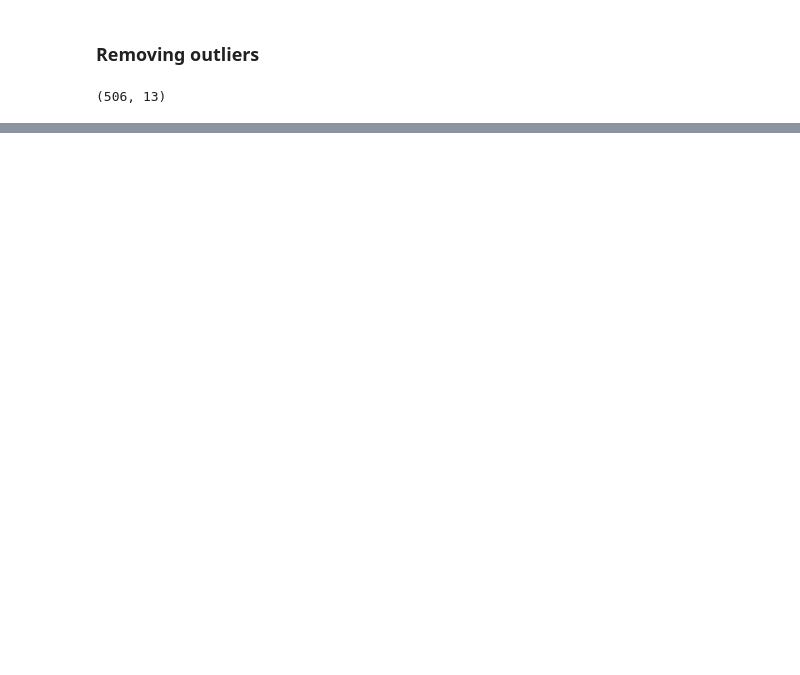
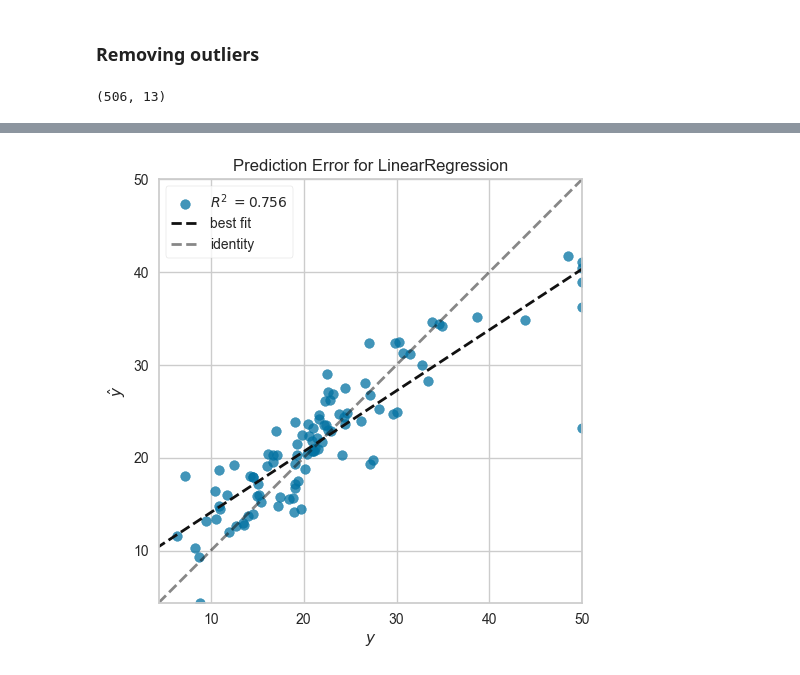
Before and after one commit to TeslimAdeyanju/Fork5-Machine_Learning-USU, a Jupyter notebook: Lectures and codes/Module 5- Linear Regression (ML approach)/Teslim_Linear_regression.ipynb, the cells around one changed output, grey strips where cells are left out. Drawn from its saved outputs; the diff is of its cells as text; code cells hidden in the pictures; blank space fills up the shorter version.

```diff
--- a/Lectures and codes/Module 5- Linear Regression (ML approach)/Teslim_Linear_regression.ipynb
+++ b/Lectures and codes/Module 5- Linear Regression (ML approach)/Teslim_Linear_regression.ipynb
@@ -368,0 +663,3 @@ plt.show()
+# %%
+plot_model(linear_model, plot='error')
+# %% [output]
@@ -368,0 +667 @@ plt.show()
+[figure, added]
```
Also changed, not shown: parts of 90 cells of this notebook, 10 other files.
